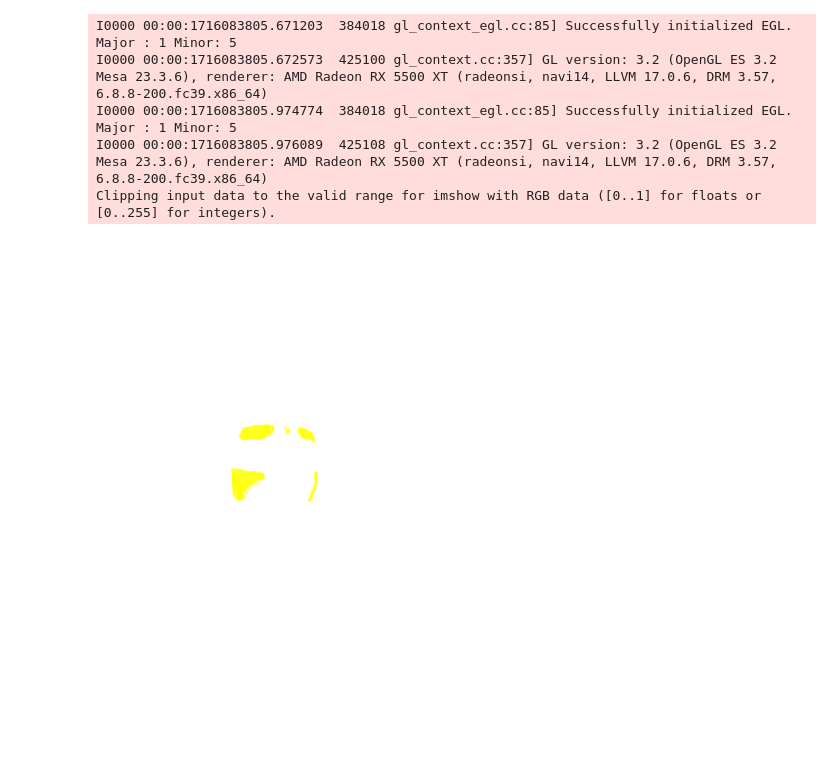
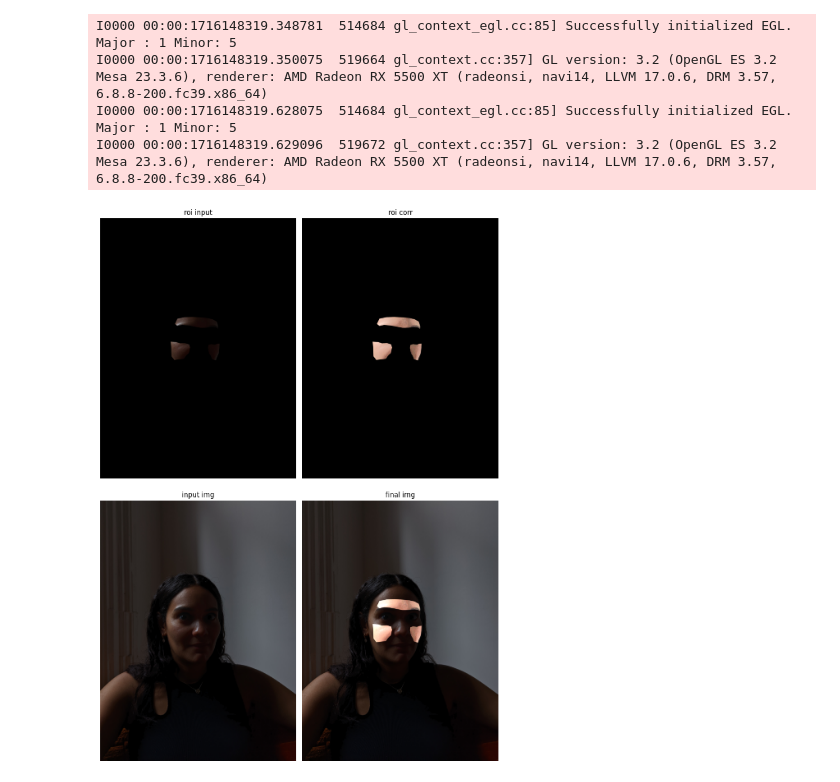
Before and after one commit to rodrigorcz/skin-color-correction, a Jupyter notebook: main.ipynb, the cells around one changed output. Cells and saved outputs as stored; diff of their text form; code cells hidden in the pictures; blank space fills up the shorter version.

Commit message:
color-grading: applying color grading to the segmented input image

```diff
--- a/main.ipynb
+++ b/main.ipynb
@@ -92,9 +82,6 @@ def segmentation(image):
 def colour_transfer_idt(i0, i1, bins=300, n_rot=10, relaxation=1):
 
     n_dims = i0.shape[1]
-
-    #i0 = replace_black_with_nan(i0)
-    #i1 = replace_black_with_nan(i1)
 
     d0 = i0.T
     d1 = i1.T
@@ -108,11 +95,17 @@ def colour_transfer_idt(i0, i1, bins=300, n_rot=10, relaxation=1):
 
         for j in range(n_dims):
 
-            lo = min(d0r[j].min(), d1r[j].min())
-            hi = max(d0r[j].max(), d1r[j].max())
+            valid_d0r = d0r[j][~np.isnan(d0r[j])]
+            valid_d1r = d1r[j][~np.isnan(d1r[j])]
 
-            p0r, edges = np.histogram(d0r[j], bins=bins, range=[lo, hi])
-            p1r, _ = np.histogram(d1r[j], bins=bins, range=[lo, hi])
+            if len(valid_d0r) == 0 or len(valid_d1r) == 0:
+                continue
+
+            lo = min(valid_d0r.min(), valid_d1r.min())
+            hi = max(valid_d0r.max(), valid_d1r.max())
+
+            p0r, edges = np.histogram(valid_d0r, bins=bins, range=[lo, hi])
+            p1r, _ = np.histogram(valid_d1r, bins=bins, range=[lo, hi])
 
             cp0r = p0r.cumsum().astype(np.float32)
             cp0r /= cp0r[-1]
@@ -141,28 +134,55 @@ roi_target = cv.cvtColor(segmentation(img_target), cv.COLOR_BGR2RGB)
 df_roi_ipt = pd.DataFrame(roi_input.reshape(-1, roi_input.shape[-1]), columns=['r', 'g', 'b'])
 df_roi_tgt = pd.DataFrame(roi_target.reshape(-1, roi_target.shape[-1]), columns=['r', 'g', 'b'])
 
-a_input = df_roi_ipt.values
-a_target = df_roi_tgt.values
+df_roi_ipt_nan = df_roi_ipt.mask((df_roi_ipt[['r', 'g', 'b']] == 0).all(axis=1))
+df_roi_tgt_nan = df_roi_tgt.mask((df_roi_tgt[['r', 'g', 'b']] == 0).all(axis=1))
 
-np.random.seed(42)
+a_input = df_roi_ipt_nan.values
+a_target = df_roi_tgt_nan.values
 
 a_result = colour_transfer_idt(a_input, a_target, bins=300, n_rot=20, relaxation=1)
 
 df_result = pd.DataFrame(a_result, columns=['r', 'g', 'b'])
 img_output = a_result.reshape(roi_input.shape)
 
+img_output = cv.convertScaleAbs(img_output)
+img_output= cv.cvtColor(img_output, cv.COLOR_RGB2BGR)
+
 resize_and_show(cv.cvtColor(roi_input, cv.COLOR_RGB2BGR))
-resize_and_show(cv.cvtColor(img_output, cv.COLOR_RGB2BGR))
-
-fig, ax = plt.subplots(figsize=(10, 6))
-ax.imshow(img_output)
-ax.axis('off')
-
-plt.show()
+resize_and_show(img_output)
 # %% [output]
-I0000 00:00:1716083805.671203  384018 gl_context_egl.cc:85] Successfully initialized EGL. Major : 1 Minor: 5
-I0000 00:00:1716083805.672573  425100 gl_context.cc:357] GL version: 3.2 (OpenGL ES 3.2 Mesa 23.3.6), renderer: AMD Radeon RX 5500 XT (radeonsi, navi14, LLVM 17.0.6, DRM 3.57, 6.8.8-200.fc39.x86_64)
-I0000 00:00:1716083805.974774  384018 gl_context_egl.cc:85] Successfully initialized EGL. Major : 1 Minor: 5
-I0000 00:00:1716083805.976089  425108 gl_context.cc:357] GL version: 3.2 (OpenGL ES 3.2 Mesa 23.3.6), renderer: AMD Radeon RX 5500 XT (radeonsi, navi14, LLVM 17.0.6, DRM 3.57, 6.8.8-200.fc39.x86_64)
-Clipping input data to the valid range for imshow with RGB data ([0..1] for floats or [0..255] for integers).
+I0000 00:00:1716148319.348781  514684 gl_context_egl.cc:85] Successfully initialized EGL. Major : 1 Minor: 5
+I0000 00:00:1716148319.350075  519664 gl_context.cc:357] GL version: 3.2 (OpenGL ES 3.2 Mesa 23.3.6), renderer: AMD Radeon RX 5500 XT (radeonsi, navi14, LLVM 17.0.6, DRM 3.57, 6.8.8-200.fc39.x86_64)
+I0000 00:00:1716148319.628075  514684 gl_context_egl.cc:85] Successfully initialized EGL. Major : 1 Minor: 5
+I0000 00:00:1716148319.629096  519672 gl_context.cc:357] GL version: 3.2 (OpenGL ES 3.2 Mesa 23.3.6), renderer: AMD Radeon RX 5500 XT (radeonsi, navi14, LLVM 17.0.6, DRM 3.57, 6.8.8-200.fc39.x86_64)
-[figure, removed]
+# %%
+img_final = cv.add(img_input, img_output)
+resize_and_show(img_final)
+# %%
+plt.figure(figsize=(10, 14))
+
+plt.subplot(2, 2, 1)
+plt.imshow(roi_input)
+plt.title('roi input')
+plt.axis('off')
+
+plt.subplot(2, 2, 2)
+plt.imshow(cv.cvtColor(img_output, cv.COLOR_RGB2BGR))
+plt.title('roi corr')
+plt.axis('off')
+
+plt.subplot(2, 2, 3)
+plt.imshow(cv.cvtColor(img_input, cv.COLOR_RGB2BGR))
+plt.title('input img')
+plt.axis('off')
+
+plt.subplot(2, 2, 4)
+plt.imshow(cv.cvtColor(img_final, cv.COLOR_RGB2BGR))
+plt.title('final img')
+plt.axis('off')
+
+
+plt.tight_layout()
+plt.show()
+# %% [output]
+[figure, added]
```
Also changed, not shown: parts of 2 cells of this notebook.
